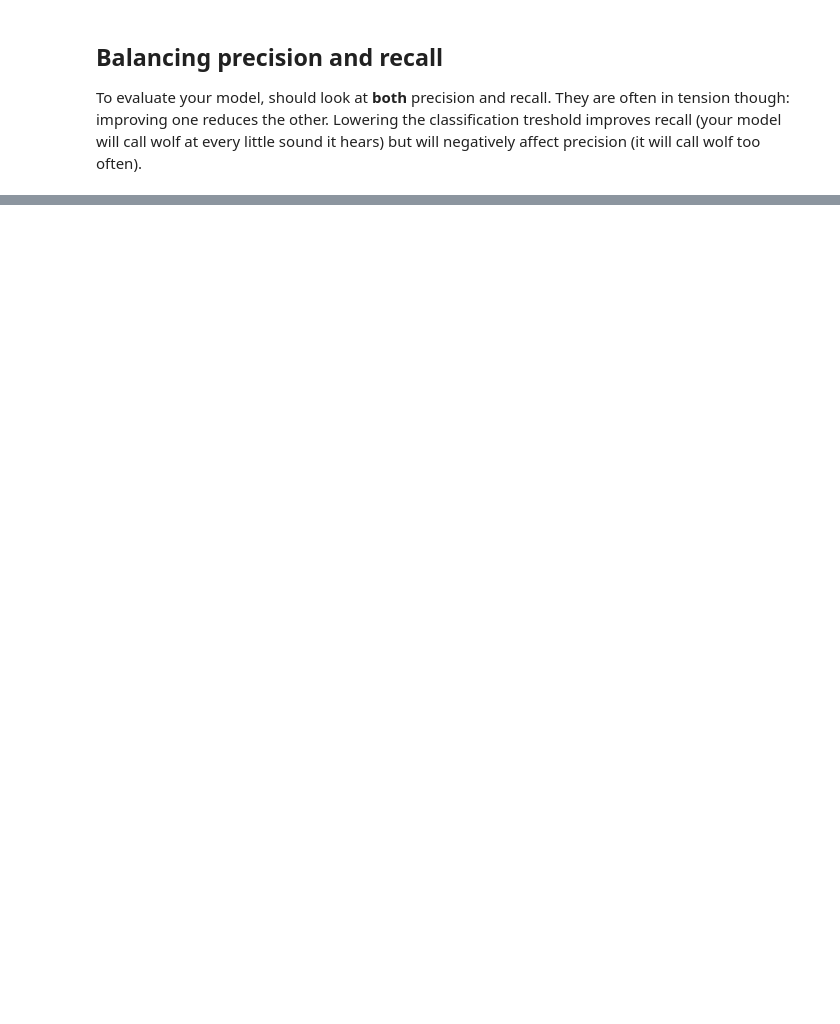
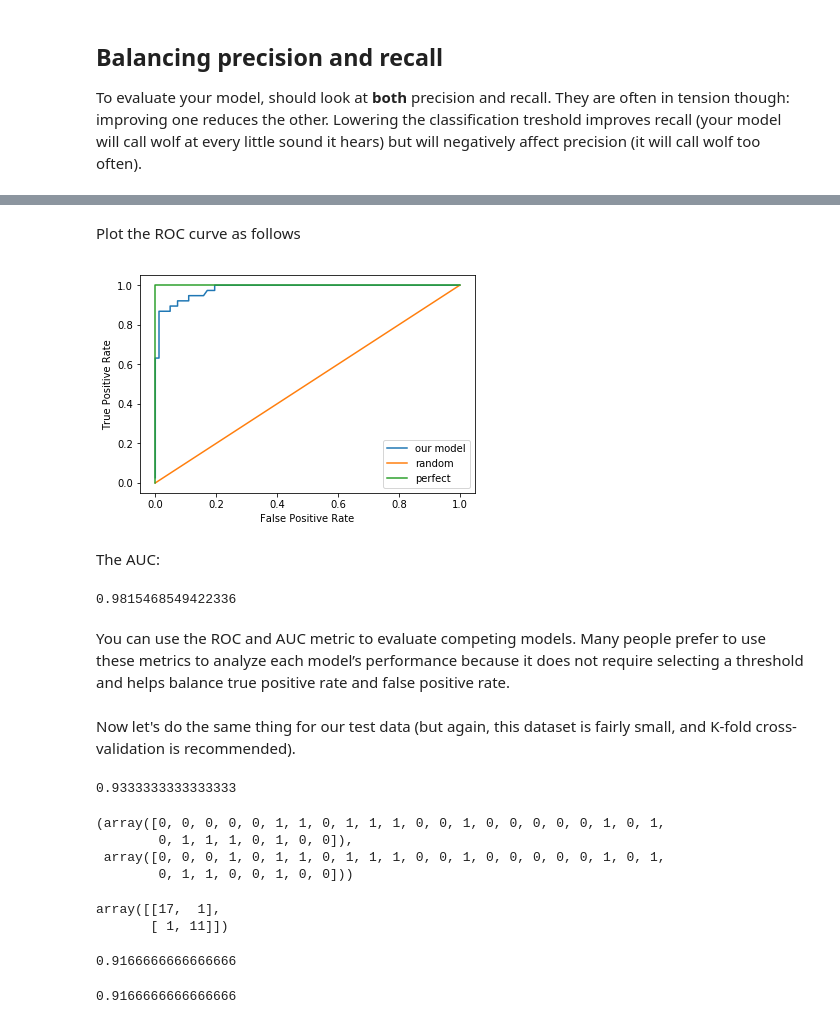
Before and after one commit to USDA-ARS-GBRU/ml-training-site, a Jupyter notebook: assets/nb-lessons/11_classification_metrics.ipynb, the cells around one changed output, grey strips where cells are left out. Drawn from its saved outputs; the diff is of its cells as text; code cells hidden in the pictures; blank space fills up the shorter version.

```diff
--- a/assets/nb-lessons/11_classification_metrics.ipynb
+++ b/assets/nb-lessons/11_classification_metrics.ipynb
@@ -153,0 +208,7 @@ The plot below is a calibration plot. Each dot represents a bucket with 1000 val
+# %%
+random = np.random.permutation(len(X))
+x_train = X[random][30:]
+x_test = X[random][:30]
+
+y_train= y[random][30:]
+y_test = y[random][:30]
@@ -153,0 +281,3 @@ The plot below is a calibration plot. Each dot represents a bucket with 1000 val
+# %%
+proba_virginica = log_reg.predict_proba(x_train)
+proba_virginica[0:10]
@@ -153,0 +295,3 @@ The plot below is a calibration plot. Each dot represents a bucket with 1000 val
+# %%
+from sklearn.metrics import roc_curve
+fpr_model, tpr_model, thresholds_model = roc_curve(y_train, proba_virginica[:,1])
@@ -153,0 +337,49 @@ The plot below is a calibration plot. Each dot represents a bucket with 1000 val
+# %% [markdown]
+Plot the ROC curve as follows
+# %%
+plt.plot(fpr_model, tpr_model,label='our model')
+plt.plot([0,1],[0,1],label='random')
+plt.plot([0,0,1,1],[0,1,1,1],label='perfect')
+plt.xlabel('False Positive Rate')
+plt.ylabel('True Positive Rate')
+plt.legend()
+plt.show()
+# %% [output]
+[figure, added]
+# %% [markdown]
+The AUC:
+# %%
+from sklearn.metrics import roc_auc_score
+auc_model = roc_auc_score(y_train, proba_virginica[:,1])
+auc_model
+# %% [output]
+0.9815468549422336
+# %% [markdown]
+You can use the ROC and AUC metric to evaluate competing models. Many people prefer to use these metrics to analyze each model’s performance because it does not require selecting a threshold and helps balance true positive rate and false positive rate.
+# %% [markdown]
+Now let's do the same thing for our test data (but again, this dataset is fairly small, and K-fold cross-validation is recommended).
+# %%
+log_reg.score(x_test, y_test)
+# %% [output]
+0.9333333333333333
+# %%
+predictions = log_reg.predict(x_test)
+predictions, y_test
+# %% [output]
+(array([0, 0, 0, 0, 0, 1, 1, 0, 1, 1, 1, 0, 0, 1, 0, 0, 0, 0, 0, 1, 0, 1,
+        0, 1, 1, 1, 0, 1, 0, 0]),
+ array([0, 0, 0, 1, 0, 1, 1, 0, 1, 1, 1, 0, 0, 1, 0, 0, 0, 0, 0, 1, 0, 1,
+        0, 1, 1, 0, 0, 1, 0, 0]))
+# %%
+confusion_matrix(y_test, predictions)
+# %% [output]
+array([[17,  1],
+       [ 1, 11]])
+# %%
+recall_score(y_test, predictions)
+# %% [output]
+0.9166666666666666
+# %%
+precision_score(y_test, predictions)
+# %% [output]
+0.9166666666666666
```
Also changed, not shown: parts of 26 cells of this notebook, 1 other file.
